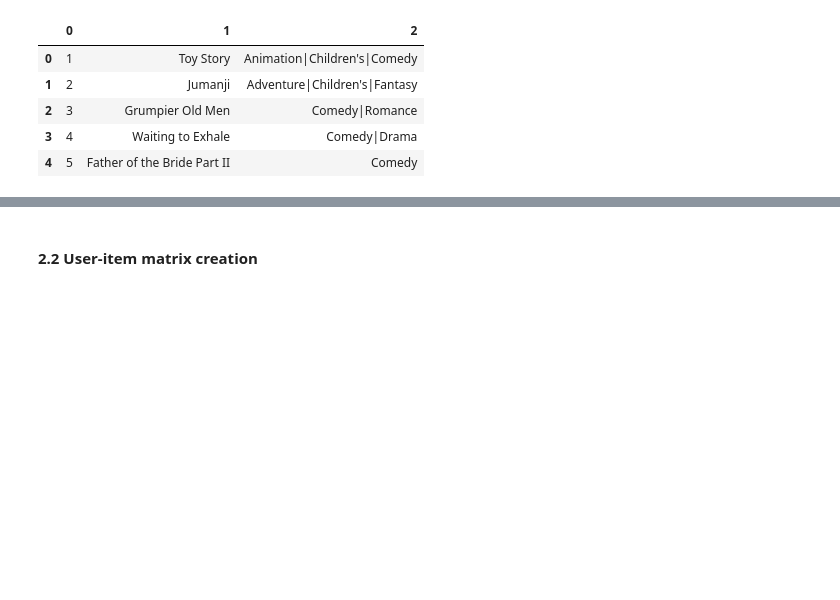
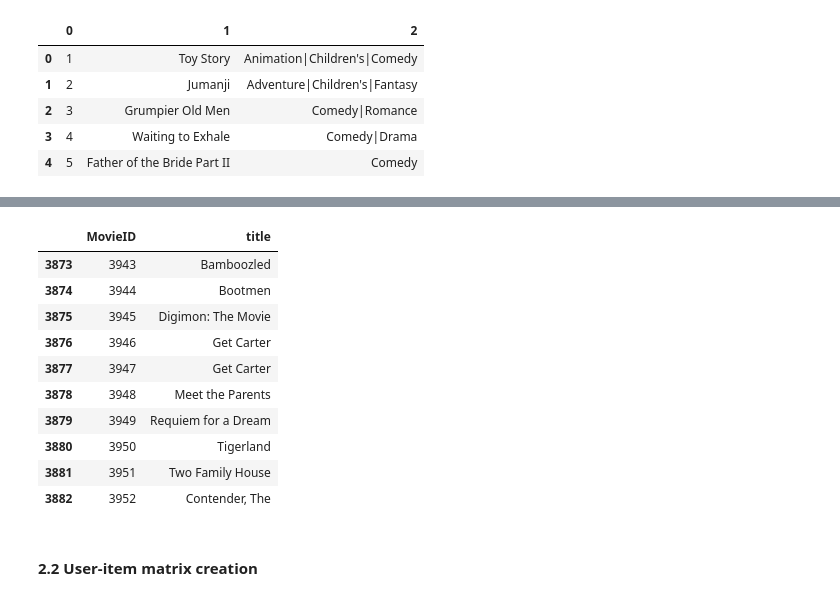
Before and after one commit to smazoyerdatascience/Recommender_systems, a Jupyter notebook: Notebooks/POC_Collaborative_filtering_RS.ipynb, the cells around one changed output, grey strips where cells are left out. Drawn from its saved outputs; the diff is of its cells as text; code cells hidden in the pictures; blank space fills up the shorter version.

```diff
--- a/Notebooks/POC_Collaborative_filtering_RS.ipynb
+++ b/Notebooks/POC_Collaborative_filtering_RS.ipynb
@@ -240,3 +238,17 @@ movies_titles
+# %%
+movies_titles.tail(10)
+# %% [output]
+|  | MovieID | title |
+| 3873 | 3943 | Bamboozled |
+| 3874 | 3944 | Bootmen |
+| 3875 | 3945 | Digimon: The Movie |
+| 3876 | 3946 | Get Carter |
+| 3877 | 3947 | Get Carter |
+| 3878 | 3948 | Meet the Parents |
+| 3879 | 3949 | Requiem for a Dream |
+| 3880 | 3950 | Tigerland |
+| 3881 | 3951 | Two Family House |
+| 3882 | 3952 | Contender, The |
 # %%
 movies_titles.to_csv("../transformed_Data/MovieID_title.csv", index=False)
 # %% [markdown]
```
Also changed, not shown: parts of 5 cells of this notebook.
